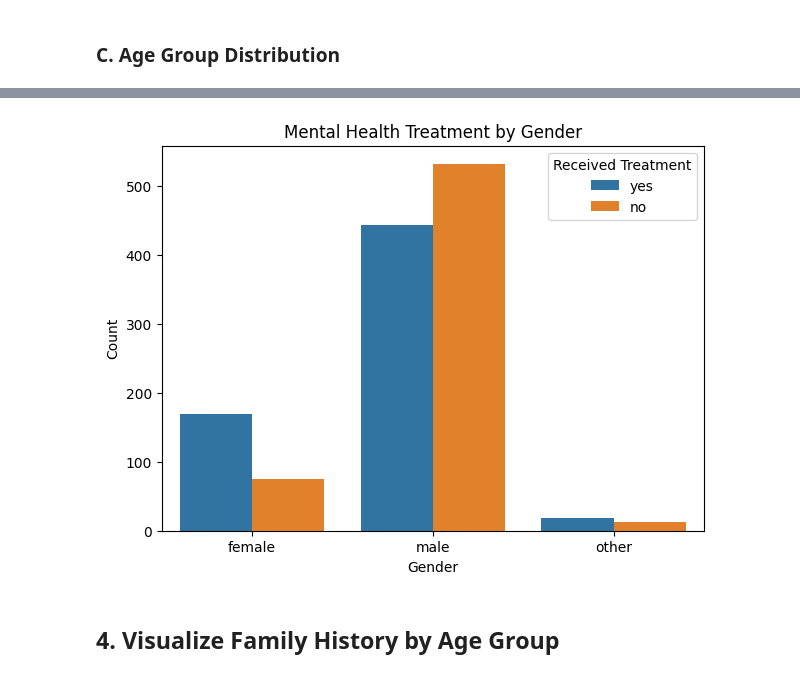
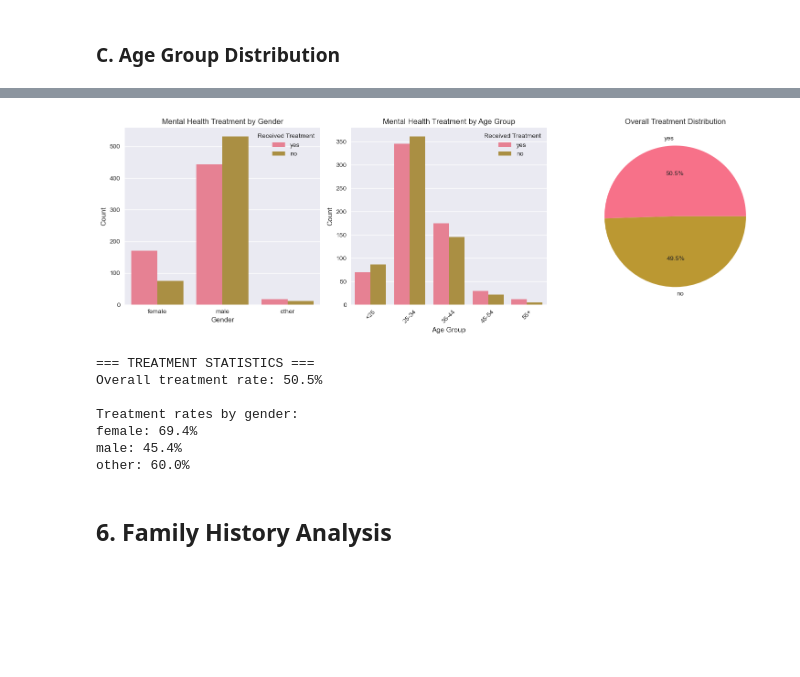
Before and after one commit to Testertesting-create/DSA2040A_DataMining_group1, a Jupyter notebook: DataMining_GroupProject_GroupMembersName/notebooks/2_exploratory_analysis.ipynb, the cells around one changed output, grey strips where cells are left out. Drawn from its saved outputs; the diff is of its cells as text; code cells hidden in the pictures; blank space fills up the shorter version.

```diff
--- a/DataMining_GroupProject_GroupMembersName/notebooks/2_exploratory_analysis.ipynb
+++ b/DataMining_GroupProject_GroupMembersName/notebooks/2_exploratory_analysis.ipynb
@@ -66,12 +234,50 @@ plt.show()
-# %%
-plt.figure(figsize=(7, 5))
-sns.countplot(x='Gender', hue='treatment', data=df)
-plt.title('Mental Health Treatment by Gender')
-plt.xlabel('Gender')
-plt.ylabel('Count')
-plt.legend(title='Received Treatment')
-plt.show()
-# %% [output]
-[figure, removed]
+# %%
+plt.figure(figsize=(15, 5))
+
+# Treatment by Gender
+plt.subplot(1, 3, 1)
+sns.countplot(x='Gender', hue='treatment', data=df)
+plt.title('Mental Health Treatment by Gender')
+plt.xlabel('Gender')
+plt.ylabel('Count')
+plt.legend(title='Received Treatment')
+
+# Treatment by Age Group
+plt.subplot(1, 3, 2)
+sns.countplot(x='age_group', hue='treatment', data=df, order=age_group_order)
+plt.title('Mental Health Treatment by Age Group')
+plt.xlabel('Age Group')
+plt.ylabel('Count')
+plt.xticks(rotation=45)
+plt.legend(title='Received Treatment')
+
+# Overall treatment distribution
+plt.subplot(1, 3, 3)
+treatment_counts = df['treatment'].value_counts()
+plt.pie(treatment_counts.values, labels=treatment_counts.index, autopct='%1.1f%%')
+plt.title('Overall Treatment Distribution')
+
+plt.tight_layout()
+plt.show()
+
+# Statistical analysis
+print("=== TREATMENT STATISTICS ===")
+print(f"Overall treatment rate: {(df['treatment'] == 'yes').mean() * 100:.1f}%")
+
+# Treatment by gender
+treatment_by_gender = df.groupby('Gender')['treatment'].value_counts(normalize=True)
+print("\nTreatment rates by gender:")
+for (gender, treatment), rate in treatment_by_gender.items():
+    if treatment == 'yes':
+        print(f"{gender}: {rate * 100:.1f}%")
+# %% [output]
+[figure, added]
+=== TREATMENT STATISTICS ===
+Overall treatment rate: 50.5%
+
+Treatment rates by gender:
+female: 69.4%
+male: 45.4%
+other: 60.0%
 # %% [markdown]
-## 4. Visualize Family History by Age Group
+## 6. Family History Analysis
```
Also changed, not shown: parts of 30 cells of this notebook.
